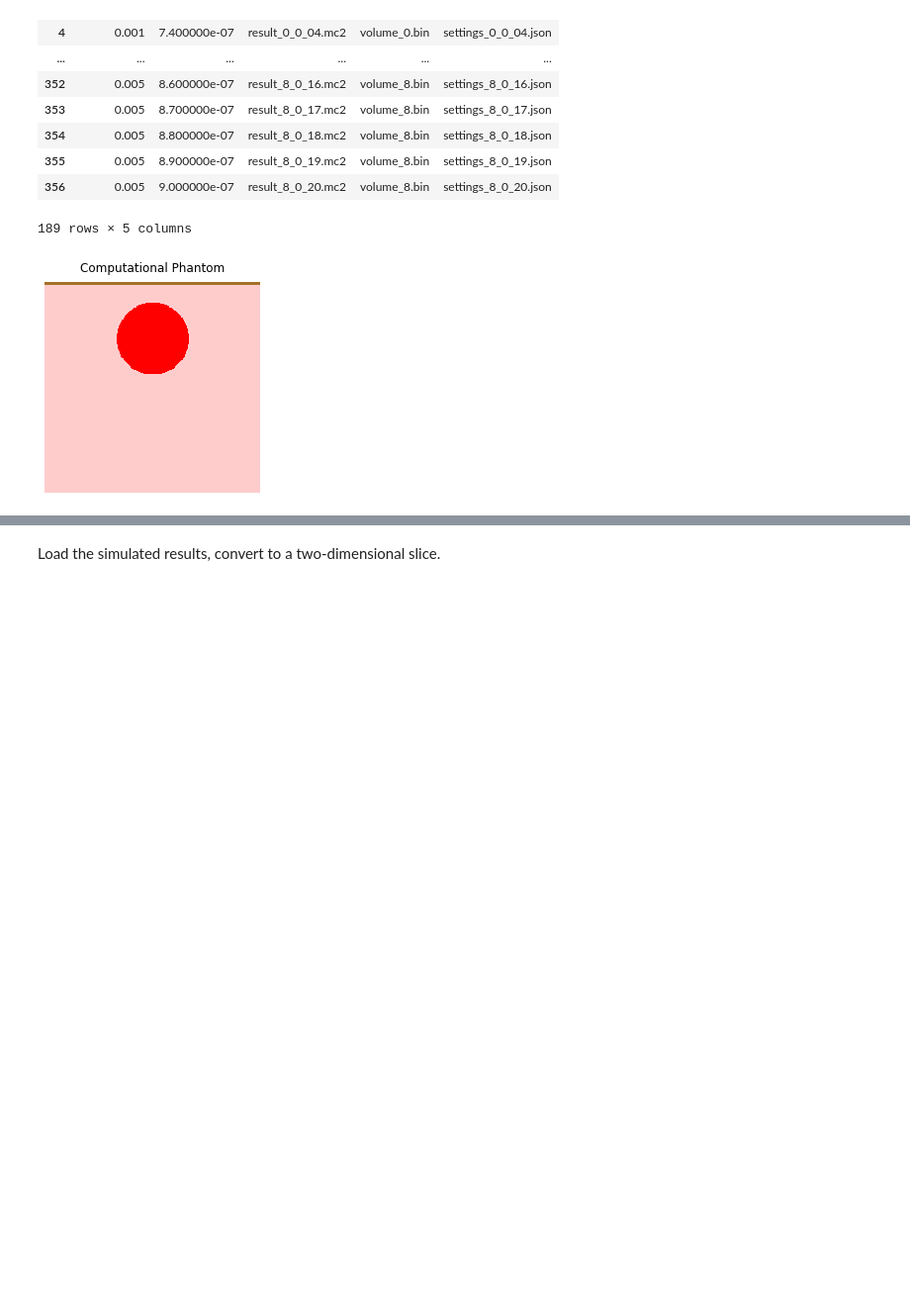
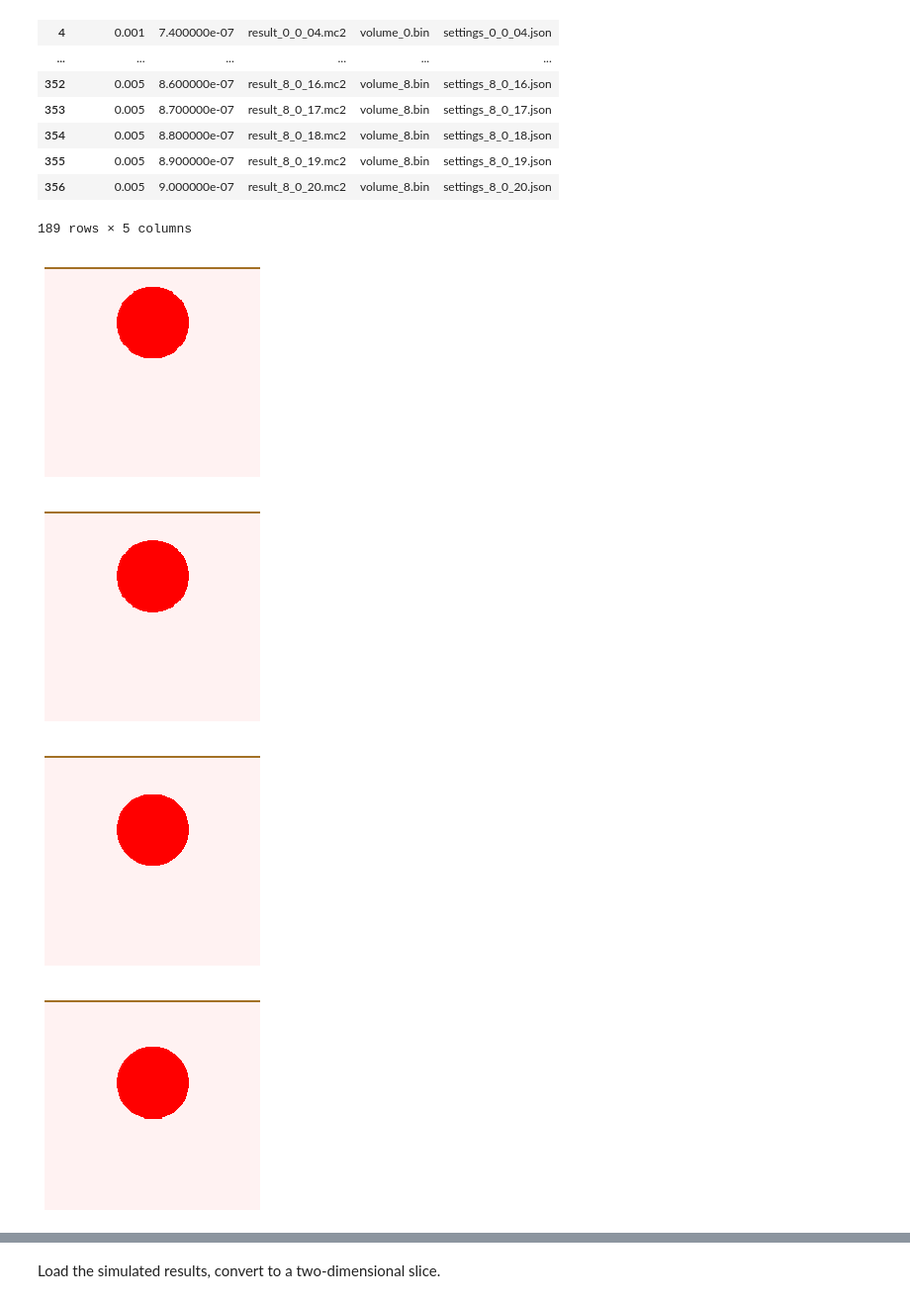
Before and after one commit to tomelse/SkinPhantomSimulations, a Jupyter notebook: Exp3/Vessel Depth Analysis.ipynb, the cells around one changed output, grey strips where cells are left out. Shown: that part at 99% size. Drawn from its saved outputs; the diff is of its cells as text; code cells hidden in the pictures; blank space fills up the shorter version.

```diff
--- a/Exp3/Vessel Depth Analysis.ipynb
+++ b/Exp3/Vessel Depth Analysis.ipynb
@@ -32,23 +32,28 @@ parameters.loc[:, parameters.nunique()>1]
 # %%
 # View the phantom
 settings = parameters["SettingsFile"].iloc[0]
-volfile = parameters["VolumeFile"].iloc[0]
 
 # Load the phantom settings.
 mcx_settings = load_mcx_settings(settings)
 dimension = tuple(mcx_settings["Domain"]["Dim"])
-volume = np.fromfile(volfile, dtype="uint8").reshape(dimension + (-1,), order="F")
 
-# Visualise the computational phantom.
-cmap = matplotlib.colors.ListedColormap([(1,1,1), (163/255, 113/255, 38/255), (1, 0.8, 0.8), (1,0,0)])
-plt.imshow(volume[:, 100, :, 0].T, cmap=cmap)
-plt.title("Computational Phantom")
-plt.axis("off")
-plt.show()
+volume_numbered = []
+
+for volfile in parameters["VolumeFile"].unique():
+    volume = np.fromfile(volfile, dtype="uint8").reshape(dimension + (-1,), order="F")
+    # Visualise the computational phantom.
+    cmap = matplotlib.colors.ListedColormap([(1,1,1), (163/255, 113/255, 38/255), (1, 0.95, 0.95), (1,0,0)])
+    plt.imshow(volume[:, 100, :, 0].T, cmap=cmap)
+    plt.axis("off")
+    plt.show()
+    volume_numbered.append(volume[:, 100, :, 0])
 
 # Get an array containing the different sections of the phantom, so we can find the spectra across different regions.
-volume_numbered = volume[:, 100, :, 0]
+
 # Labels for each region.
 regions = ["Outside", "Coupling Layer", "Epidermis", "Background", "Vessel"]
 # %% [output]
-[figure, old version]
+[figure, new version]
+[figure, added]
+[figure, added]
+[figure, added]
```
Also changed, not shown: parts of 7 cells of this notebook, 5 other files.
